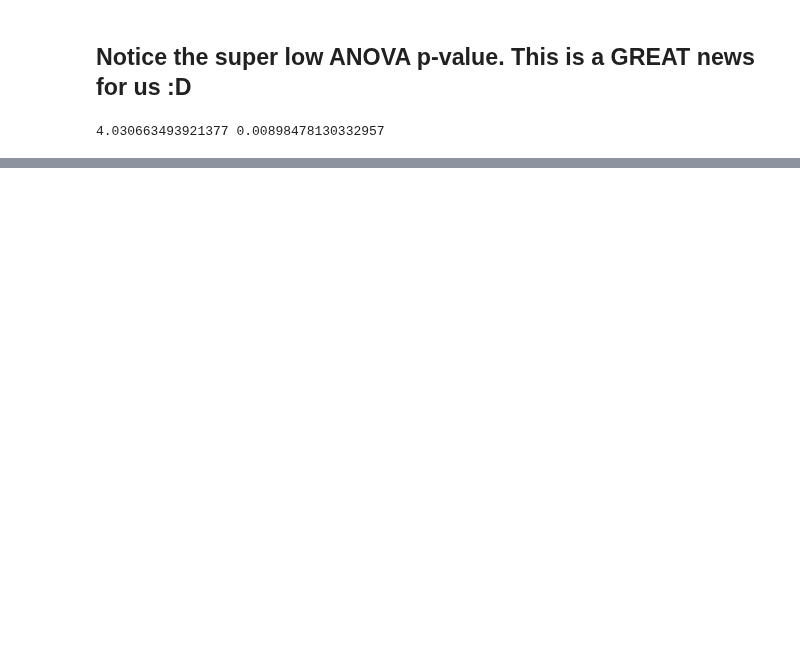
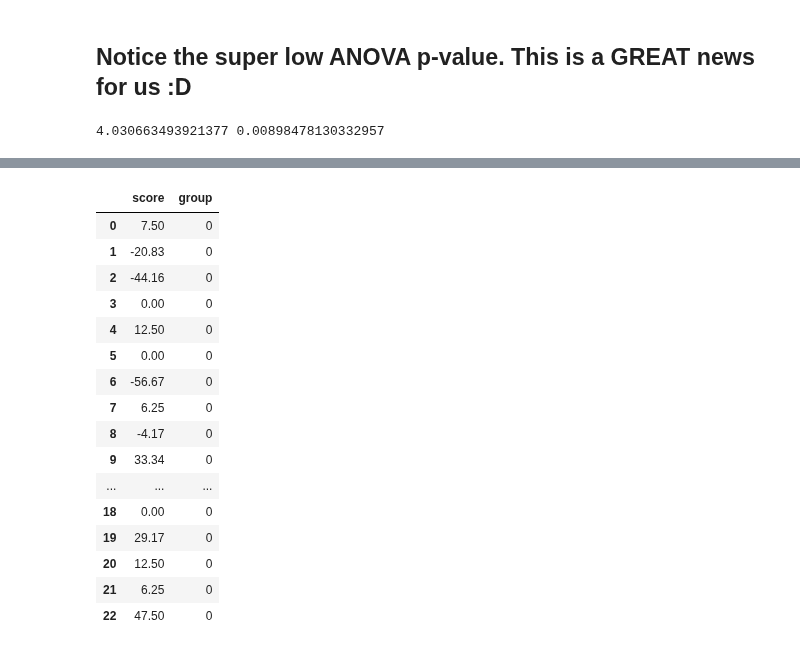
Before and after one commit to ironhacks/spring-2017-analysis, a Jupyter notebook: analysis/Spring-2017-Final.ipynb, the cells around one changed output, grey strips where cells are left out. Saved outputs shown, nothing was run; the diff lists cells and outputs as text; code cells hidden in the pictures; blank space fills up the shorter version.

```diff
--- a/analysis/Spring-2017-Final.ipynb
+++ b/analysis/Spring-2017-Final.ipynb
@@ -586,0 +609,24 @@ df3[['Hack', 'Total Score']].head(5)
+# %%
+df0 = pd.DataFrame({'score': [  7.5 , -20.83, -44.16,   0.  ,  12.5 ,   0.  , -56.67,   6.25,
+        -4.17,  33.34,  60.  ,  41.66,   0.  ,  81.67, 145.42,  62.5 ,
+        45.  , 183.34,   0.  ,  29.17,  12.5 ,   6.25,  47.5 ],
+                   'group': [0, 0, 0, 0, 0, 0, 0, 0, 0, 0, 0, 0, 0, 0, 0, 0, 0, 0, 0, 0, 0, 0, 0]})
+df0
+# %% [output]
+|  | score | group |
+| 0 | 7.50 | 0 |
+| 1 | -20.83 | 0 |
+| 2 | -44.16 | 0 |
+| 3 | 0.00 | 0 |
+| 4 | 12.50 | 0 |
+| 5 | 0.00 | 0 |
+| 6 | -56.67 | 0 |
+| 7 | 6.25 | 0 |
+| 8 | -4.17 | 0 |
+| 9 | 33.34 | 0 |
+| ... | ... | ... |
+| 18 | 0.00 | 0 |
+| 19 | 29.17 | 0 |
+| 20 | 12.50 | 0 |
+| 21 | 6.25 | 0 |
+| 22 | 47.50 | 0 |
```
Also changed, not shown: parts of 14 cells of this notebook.
